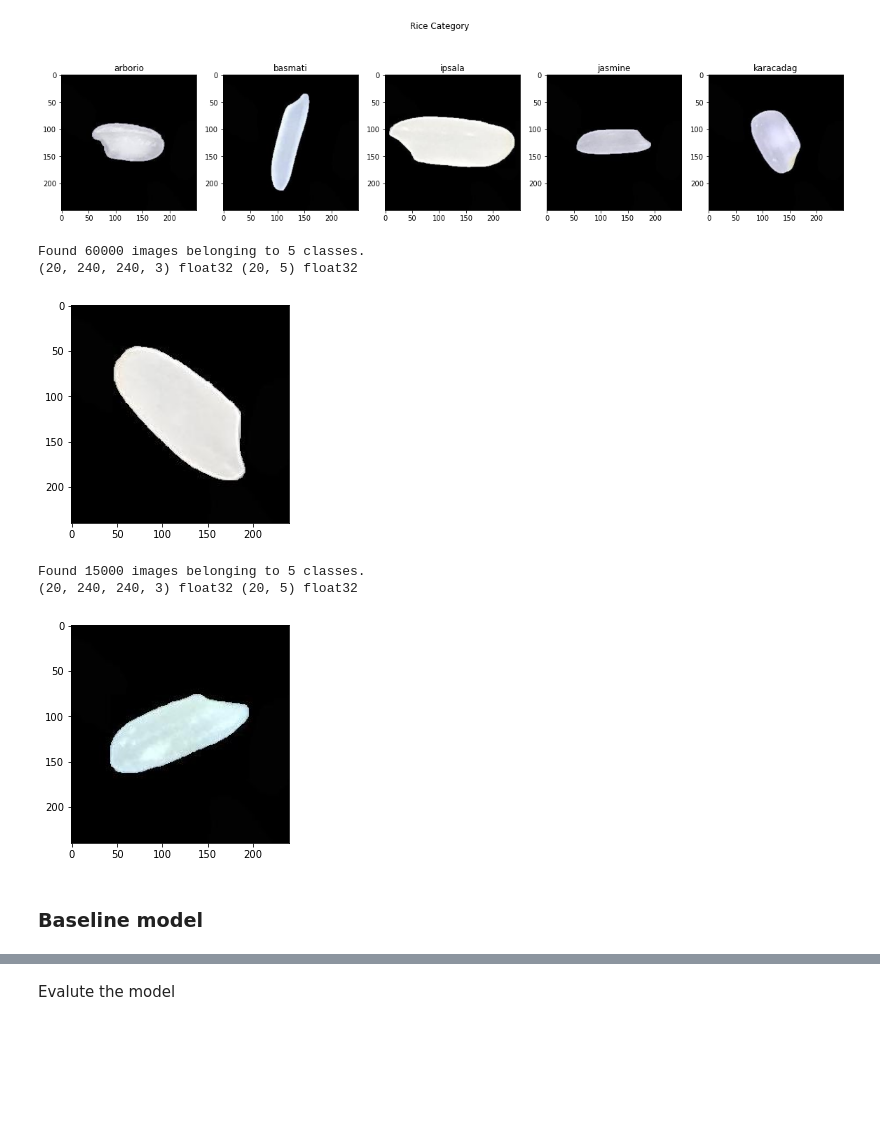
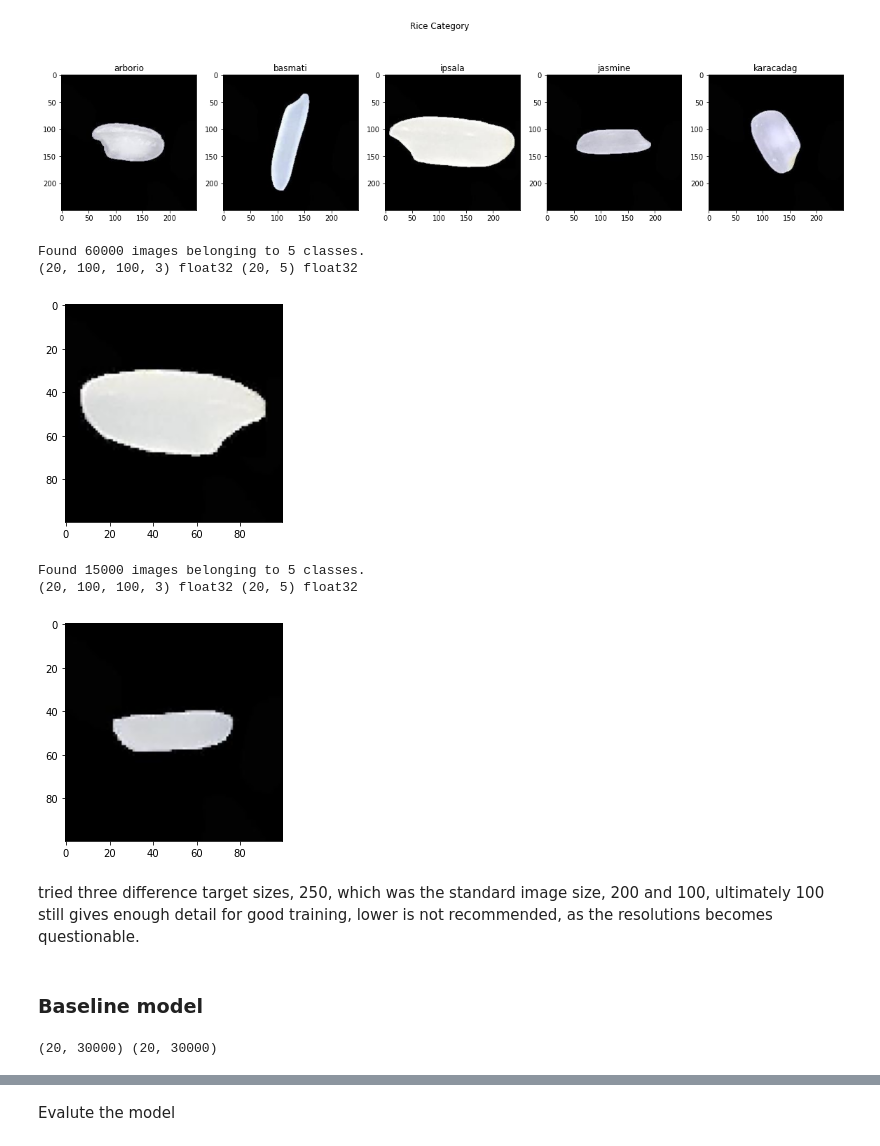
Before and after one commit to DaLuSt/DSLS-DS3-Machine-learning, a Jupyter notebook: deep-learning/DeepLearning_Rice_DaanSteur_379943_DSLS.ipynb, the cells around one changed output, grey strips where cells are left out. Cells and saved outputs as stored; diff of their text form; code cells hidden in the pictures; blank space fills up the shorter version.

```diff
--- a/deep-learning/DeepLearning_Rice_DaanSteur_379943_DSLS.ipynb
+++ b/deep-learning/DeepLearning_Rice_DaanSteur_379943_DSLS.ipynb
@@ -77,38 +77,41 @@ ax[4].imshow(karacadag_image)
 # %%
 image_generator = keras.preprocessing.image.ImageDataGenerator(rescale=1/255, validation_split=0.2)
 
 train_generator = image_generator.flow_from_directory(shuffle=True,
                                                       directory=data_dir,
                                                       batch_size=20,
                                                       color_mode='rgb',
-                                                      target_size=(240,240),
+                                                      target_size=(100,100),
                                                       subset='training',
                                                       class_mode='categorical')
 
 for x_train, y_train in train_generator:
     print(x_train.shape, x_train.dtype, y_train.shape, y_train.dtype)
     break
 plt.imshow(x_train[1])
 plt.show()
 
 test_generator = image_generator.flow_from_directory(shuffle=True,
                                                       directory=data_dir,
                                                       batch_size=20,
                                                       color_mode='rgb',
-                                                      target_size=(240,240),
+                                                      target_size=(100,100),
                                                       subset='validation',
                                                       class_mode='categorical')
 for x_test, y_test in test_generator:
     print(x_test.shape, x_test.dtype, y_test.shape, y_test.dtype)
     break
 plt.imshow(x_test[1])
 plt.show()
 # %% [output]
 Found 60000 images belonging to 5 classes.
-(20, 240, 240, 3) float32 (20, 5) float32
+(20, 100, 100, 3) float32 (20, 5) float32
-[figure, old version]
+[figure, new version]
 Found 15000 images belonging to 5 classes.
-(20, 240, 240, 3) float32 (20, 5) float32
+(20, 100, 100, 3) float32 (20, 5) float32
-[figure, old version]
+[figure, new version]
+# %% [markdown]
+tried three difference target sizes, 250, which was the standard image size, 200 and 100,
+ultimately 100 still gives enough detail for good training, lower is not recommended, as the resolutions becomes questionable.
 # %% [markdown]
 ### Baseline model
@@ -116,0 +118,18 @@ Found 15000 images belonging to 5 classes.
+# %%
+# reshape into 2d array
+x_train.shape,x_test.shape
+
+#sklearn expects i/p to be 2d array-model.fit(x_train,y_train)=>reshape to 2d array
+nsamples, nx, ny, nrgb = x_train.shape
+x_train2 = x_train.reshape((nsamples,nx*ny*nrgb))
+
+#so,eventually,model.predict() should also be a 2d input
+
+x_test = x_test/255.0
+nsamples, nx, ny, nrgb = x_test.shape
+x_test2 = x_test.reshape((nsamples,nx*ny*nrgb))
+
+
+print(x_train2.shape, x_test2.shape)
+# %% [output]
+(20, 30000) (20, 30000)
```
Also changed, not shown: parts of 13 cells of this notebook.
